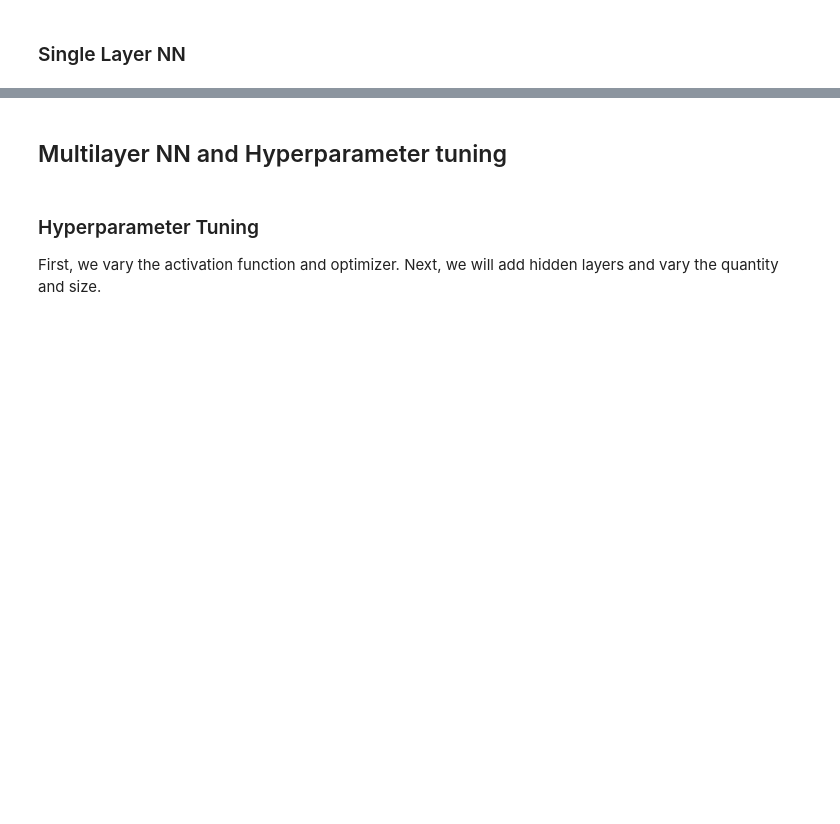
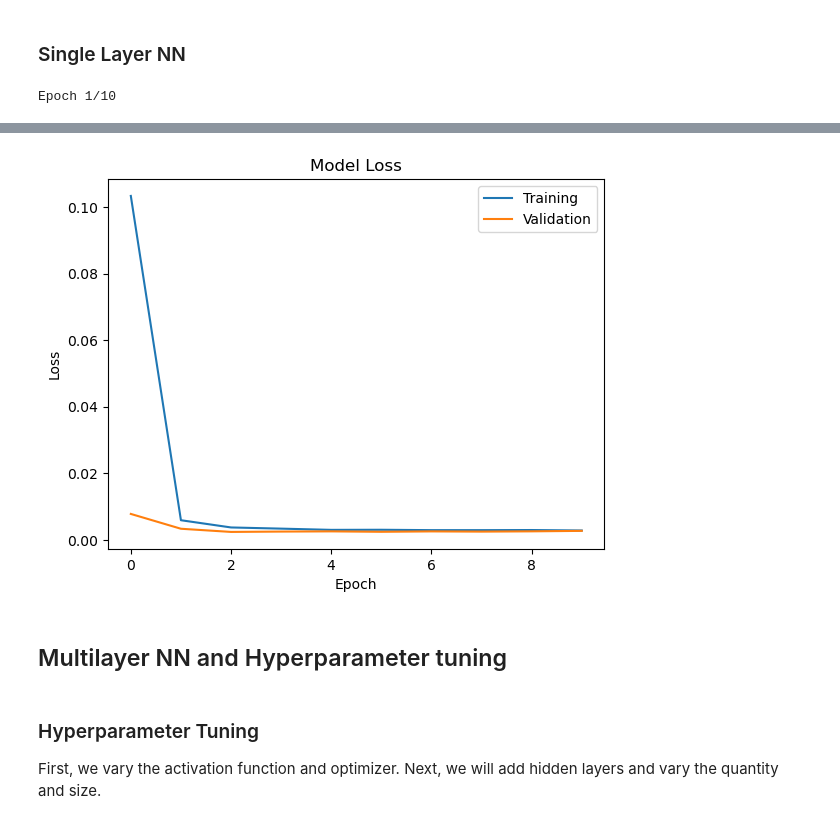
Before and after one commit to yimpa2014/Datasci207_Group5, a Jupyter notebook: 207_Final_Project_Sec05_Group5.ipynb, the cells around one changed output, grey strips where cells are left out. Drawn from its saved outputs; the diff is of its cells as text; code cells hidden in the pictures; blank space fills up the shorter version.

```diff
--- a/207_Final_Project_Sec05_Group5.ipynb
+++ b/207_Final_Project_Sec05_Group5.ipynb
@@ -190,0 +229,19 @@ Baseline test mean absolute error: 5.115713096825955
+# %%
+model = create_model()
+
+# Training
+history = model.fit(X_train, y_train, epochs=10, batch_size=32, validation_split=0.1)
+test_loss = model.evaluate(X_test, y_test)
+print("Test Loss:", test_loss)
+
+#Plotting
+print("Test Loss:", test_loss)
+plt.plot(history.history['loss'], label='Training')
+plt.plot(history.history['val_loss'], label='Validation')
+plt.title('Model Loss')
+plt.ylabel('Loss')
+plt.xlabel('Epoch')
+plt.legend()
+plt.show()
+# %% [output]
+Epoch 1/10
@@ -191,3 +266,4 @@ Baseline test mean absolute error: 5.115713096825955
+[figure, added]
 # %% [markdown]
 ## Multilayer NN and Hyperparameter tuning
 # %%
```
Also changed, not shown: parts of 15 cells of this notebook.
